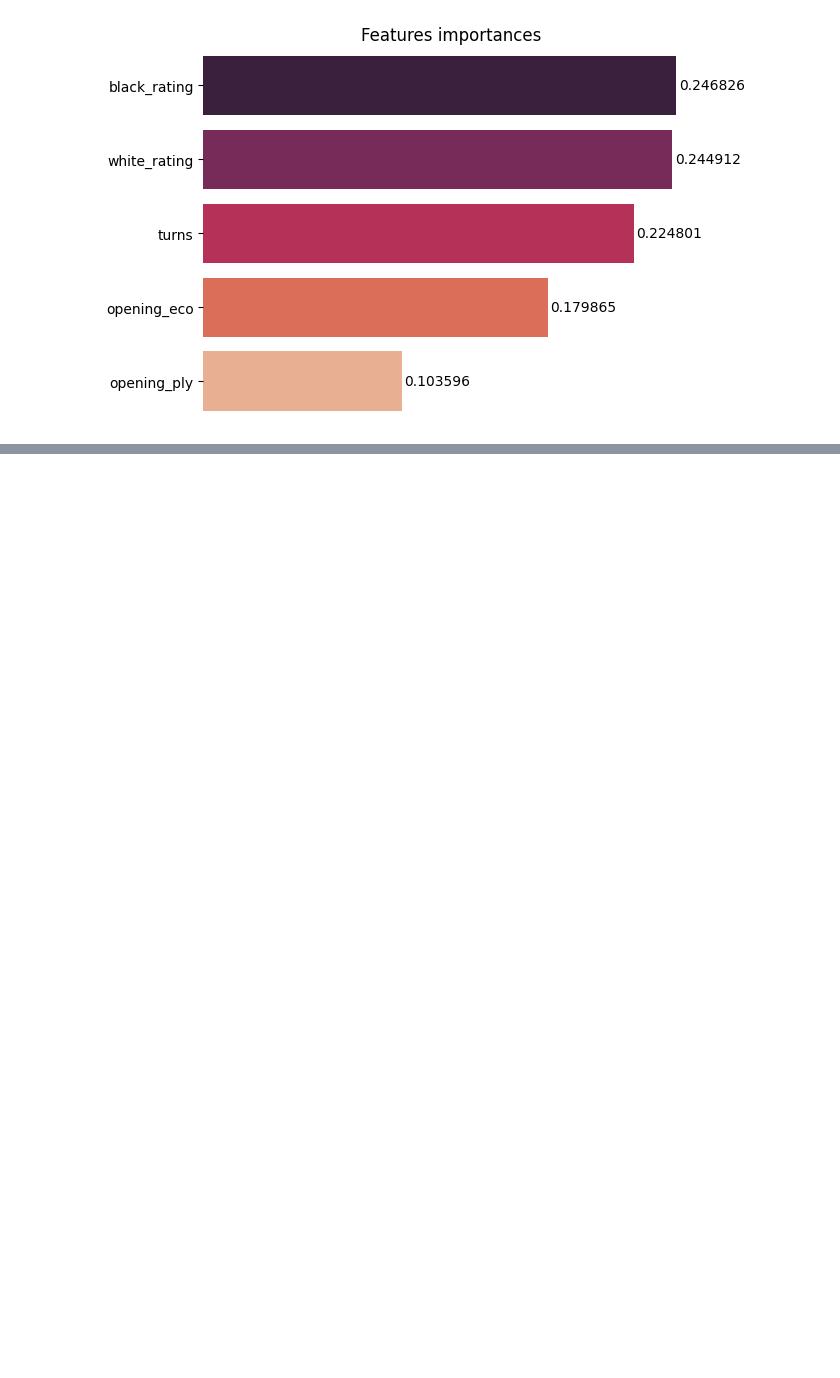
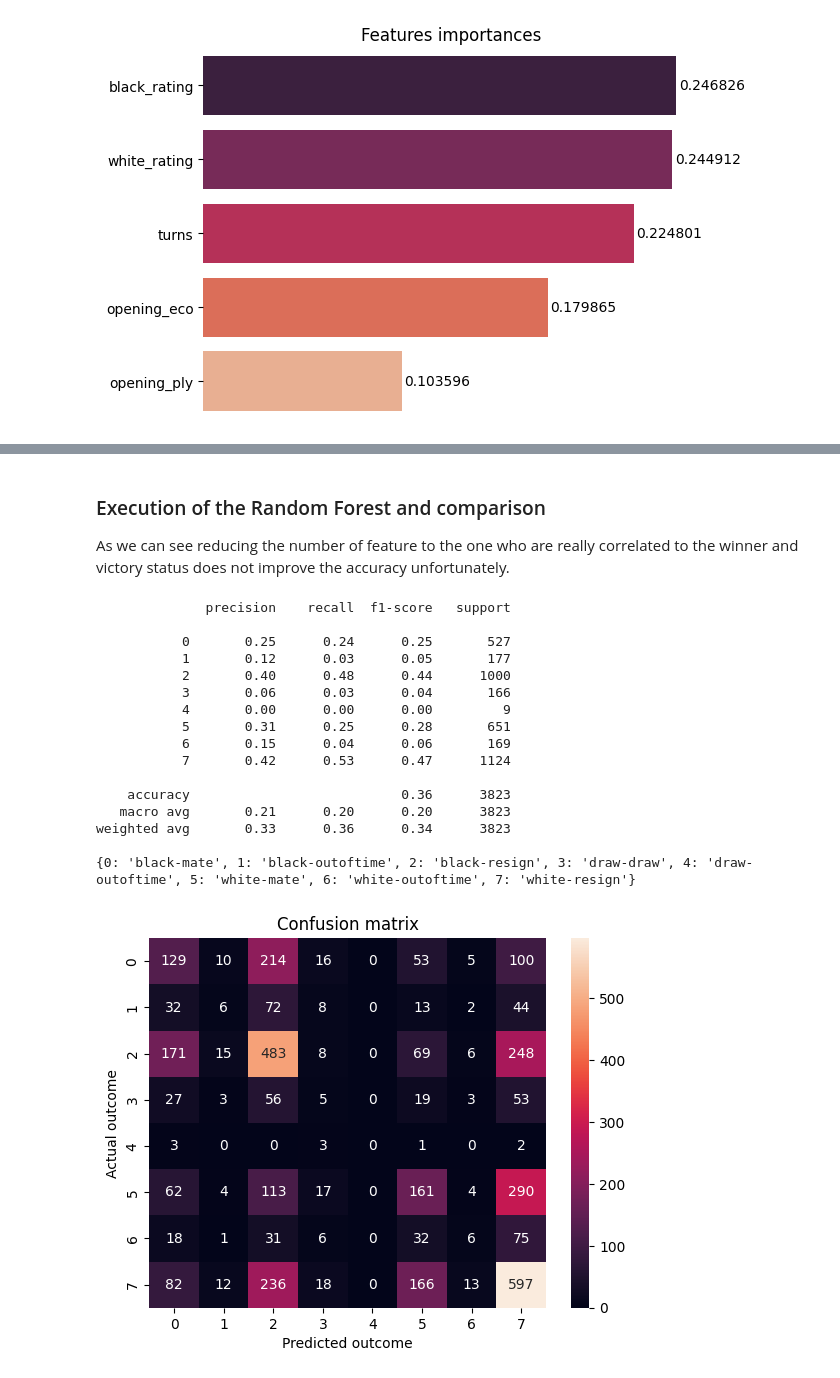
Before and after one commit to robinmoon2/AI_Application_HY, a Jupyter notebook: Chess_Project/Elite_MlPrediction.ipynb, the cells around one changed output, grey strips where cells are left out. Cells and saved outputs as stored; diff of their text form; code cells hidden in the pictures; blank space fills up the shorter version.

Commit message:
Reducing feature for Random Forest

```diff
--- a/Chess_Project/Elite_MlPrediction.ipynb
+++ b/Chess_Project/Elite_MlPrediction.ipynb
@@ -223,0 +230,5 @@ featuresImportancesDisplay(rfc)
+# %%
+dataset = df_games[['white_rating', 'black_rating', 'turns', 'target']]
+le = LabelEncoder()
+dataset['target'] = le.fit_transform(dataset['target'])
+dataset
@@ -223,0 +249,25 @@ featuresImportancesDisplay(rfc)
+# %% [markdown]
+### Execution of the Random Forest and comparison
+As we can see reducing the number of feature to the one who are really correlated to the winner and victory status does not improve the accuracy unfortunately.
+# %%
+rfc, x_test, y_test = randomForest(dataset)
+y_pred = rfc.predict(x_test)
+confusionMatrixDisplay(y_test, y_pred)
+# %% [output]
+              precision    recall  f1-score   support
+
+           0       0.25      0.24      0.25       527
+           1       0.12      0.03      0.05       177
+           2       0.40      0.48      0.44      1000
+           3       0.06      0.03      0.04       166
+           4       0.00      0.00      0.00         9
+           5       0.31      0.25      0.28       651
+           6       0.15      0.04      0.06       169
+           7       0.42      0.53      0.47      1124
+
+    accuracy                           0.36      3823
+   macro avg       0.21      0.20      0.20      3823
+weighted avg       0.33      0.36      0.34      3823
+
+{0: 'black-mate', 1: 'black-outoftime', 2: 'black-resign', 3: 'draw-draw', 4: 'draw-outoftime', 5: 'white-mate', 6: 'white-outoftime', 7: 'white-resign'}
+[figure, added]
```
Also changed, not shown: parts of 6 cells of this notebook, 1 other file.
